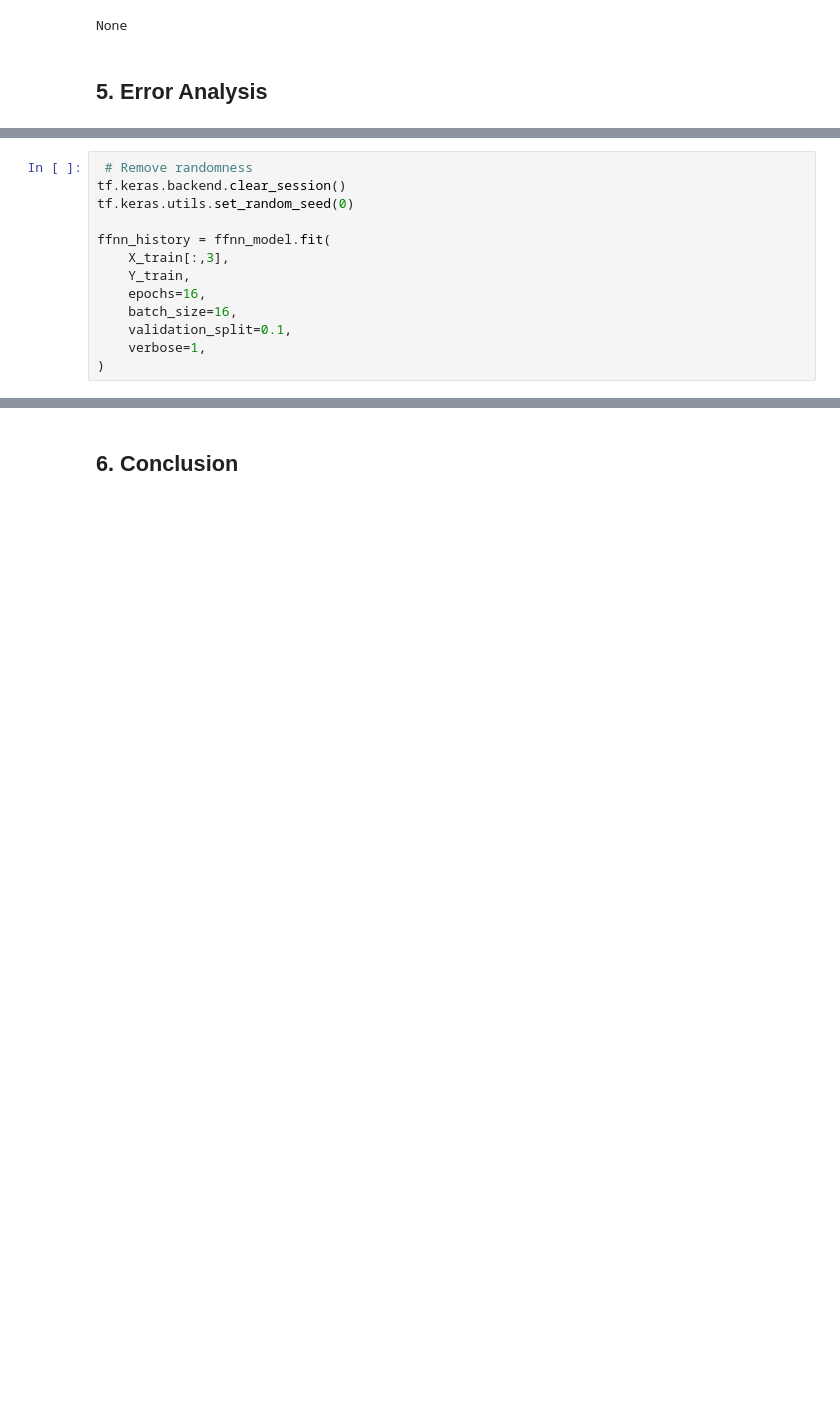
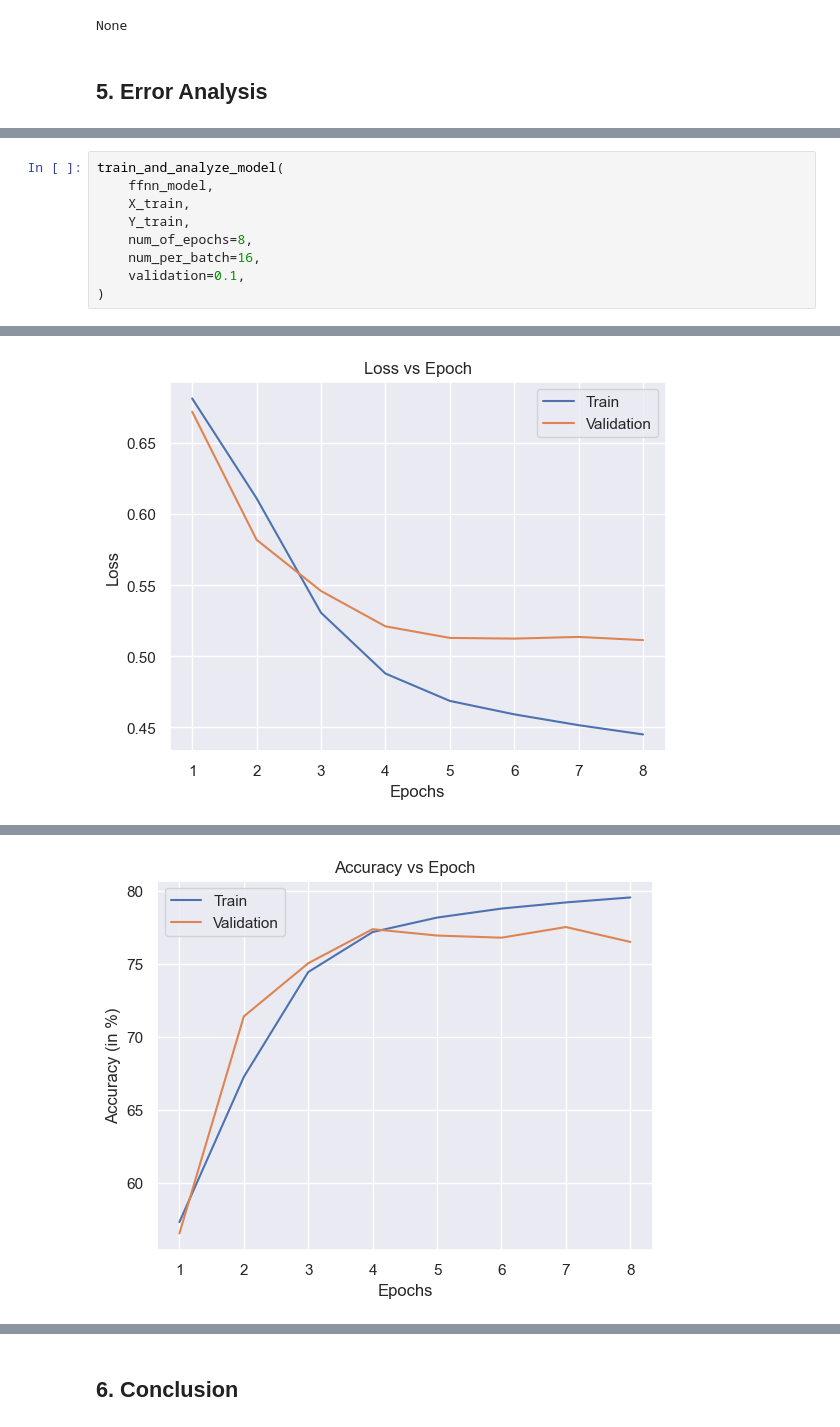
Before and after one commit to grivera64/Google-Tech-Exchange-Machine-Learning-Final-Project, a Jupyter notebook: Giovanni_&_Oscar_Twitter_Disasters_Final_Report.ipynb, the cells around one changed output, grey strips where cells are left out. Saved outputs shown, nothing was run; the diff lists cells and outputs as text; blank space fills up the shorter version.

Commit message:
Add FFNN Submission and Analysis Code

```diff
--- a/Giovanni_&_Oscar_Twitter_Disasters_Final_Report.ipynb
+++ b/Giovanni_&_Oscar_Twitter_Disasters_Final_Report.ipynb
@@ -609,13 +626,0 @@ def plot_history(history, epochs):
-# %%
- # Remove randomness
-tf.keras.backend.clear_session()
-tf.keras.utils.set_random_seed(0)
-
-ffnn_history = ffnn_model.fit(
-    X_train[:,3],
-    Y_train,
-    epochs=16,
-    batch_size=16,
-    validation_split=0.1,
-    verbose=1,
-)
@@ -648,0 +627,10 @@ Val Accuracy: 0.7915452122688293
+# %%
+train_and_analyze_model(
+    ffnn_model,
+    X_train,
+    Y_train,
+    num_of_epochs=8,
+    num_per_batch=16,
+    validation=0.1,
+)
+# %% [output]
@@ -648,0 +653 @@ Val Accuracy: 0.7915452122688293
+[figure, added]
@@ -648,0 +656 @@ Val Accuracy: 0.7915452122688293
+[figure, added]
```
Also changed, not shown: parts of 15 cells of this notebook, 2 other files.
